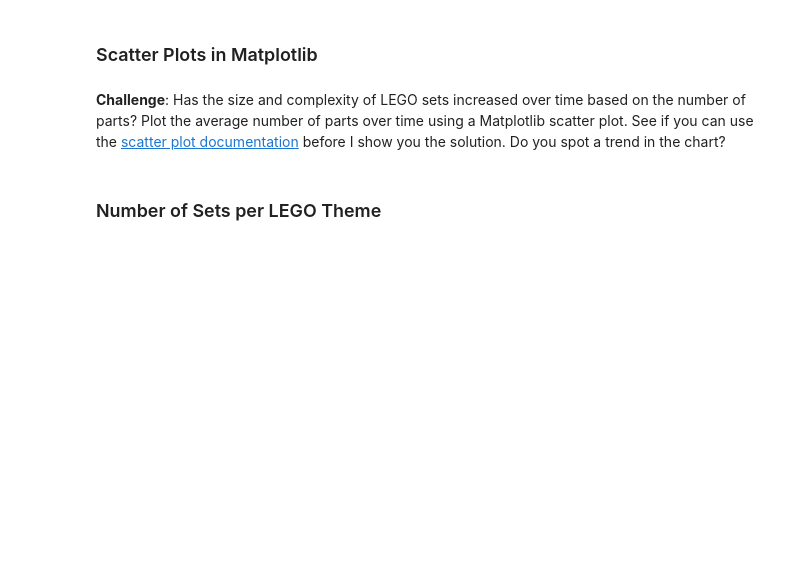
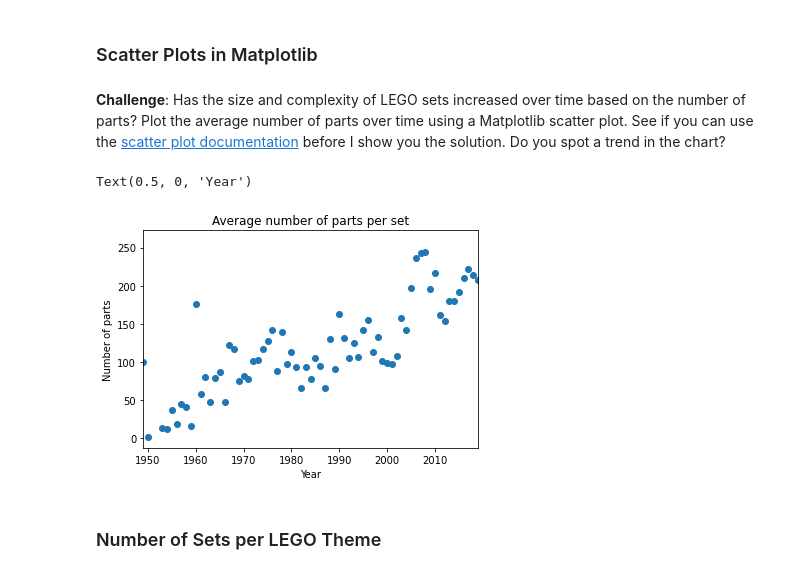
Before and after one commit to ReggieScript/100-days-of-python, a Jupyter notebook: Day73_DATASCIENCE-LegoDataset/Lego_Analysis_for_Course_(start).ipynb, the cells around one changed output. Drawn from its saved outputs; the diff is of its cells as text; code cells hidden in the pictures; blank space fills up the shorter version.

```diff
--- a/Day73_DATASCIENCE-LegoDataset/Lego_Analysis_for_Course_(start).ipynb
+++ b/Day73_DATASCIENCE-LegoDataset/Lego_Analysis_for_Course_(start).ipynb
@@ -218,6 +229,15 @@ Text(0.5, 0, 'Year')
 ### Scatter Plots in Matplotlib
 # %% [markdown]
 **Challenge**: Has the size and complexity of LEGO sets increased over time based on the number of parts? Plot the average number of parts over time using a Matplotlib scatter plot. See if you can use the [scatter plot documentation](https://matplotlib.org/3.1.0/api/_as_gen/matplotlib.pyplot.scatter.html) before I show you the solution. Do you spot a trend in the chart?
+# %%
+plt.scatter(parts_by_year.index, parts_by_year)
+plt.xlim(1949,2019)
+plt.title("Average number of parts per set")
+plt.ylabel("Number of parts")
+plt.xlabel("Year")
+# %% [output]
+Text(0.5, 0, 'Year')
+[figure, added]
 # %% [markdown]
 ### Number of Sets per LEGO Theme
 # %% [markdown]
```
Also changed, not shown: parts of 16 cells of this notebook.
